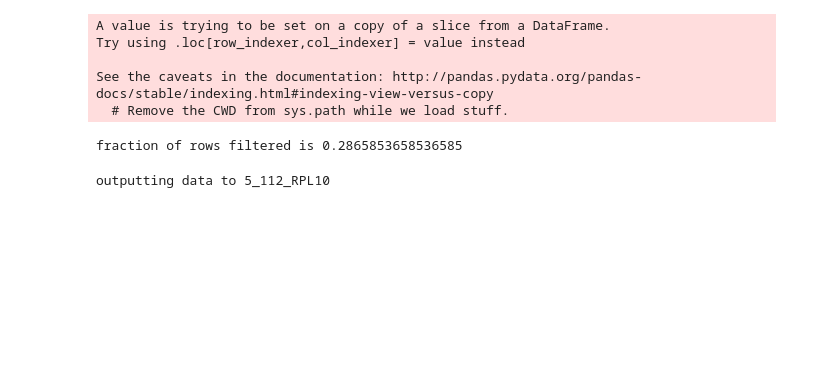
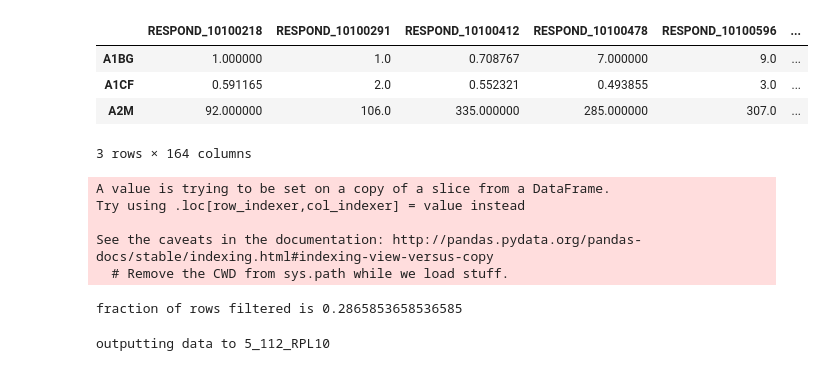
Before and after one commit to MeltemTutar/huang, a Jupyter notebook: Respond/Mutated_gene_expression_clean.ipynb, the cells around one changed output. Drawn from its saved outputs; the diff is of its cells as text; code cells hidden in the pictures; blank space fills up the shorter version.

```diff
--- a/Respond/Mutated_gene_expression_clean.ipynb
+++ b/Respond/Mutated_gene_expression_clean.ipynb
@@ -29,6 +34,14 @@ def load_txt_file_into_dataframe(file_path):
 
 # Call the load_txt_file_into_dataframe function
 expression_df = load_txt_file_into_dataframe(expression_file_path)
+# %%
+expression_df.head(3)
+# %% [output]
+|  | RESPOND_10100218 | RESPOND_10100291 | RESPOND_10100412 | RESPOND_10100478 | RESPOND_10100596 | ... |
+| A1BG | 1.000000 | 1.0 | 0.708767 | 7.000000 | 9.0 | ... |
+| A1CF | 0.591165 | 2.0 | 0.552321 | 0.493855 | 3.0 | ... |
+| A2M | 92.000000 | 106.0 | 335.000000 | 285.000000 | 307.0 | ... |
+3 rows × 164 columns
 # %%
 def reformat_expression_data(df):
     # Combine column names and index names into rows for every element
```
Also changed, not shown: parts of 13 cells of this notebook.
